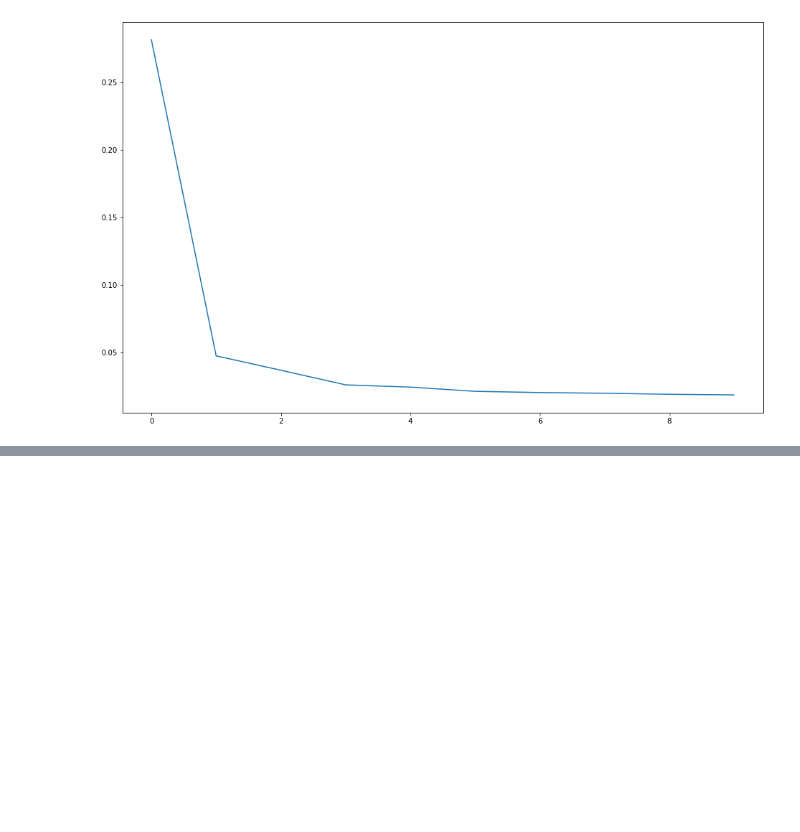
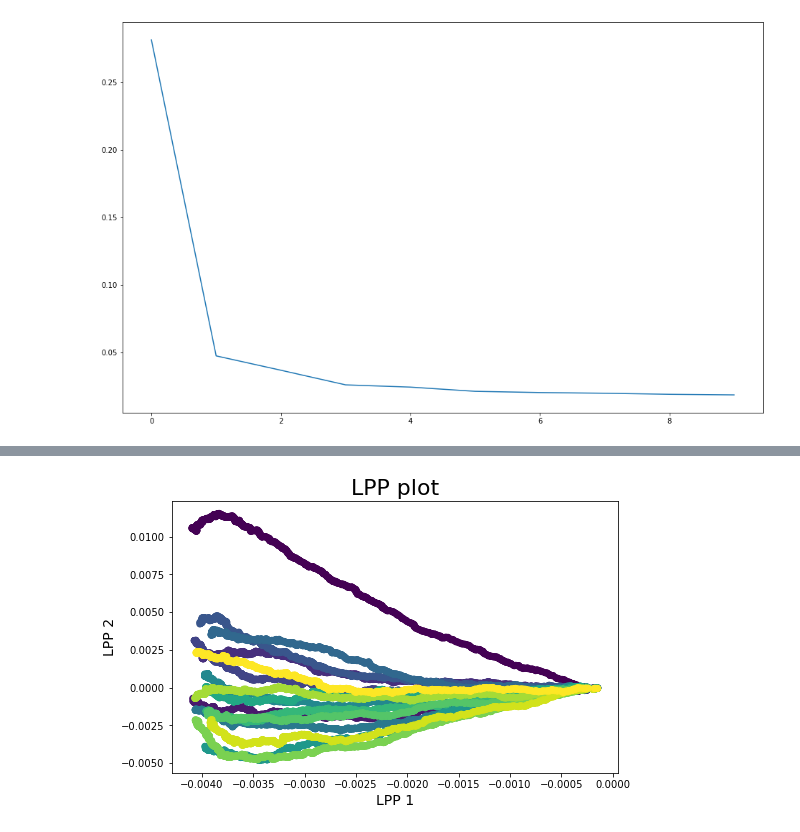
Before and after one commit to thieskeloo/Spiking_force_learning_barrel_cortex, a Jupyter notebook: Python data analysis/data-analysis.ipynb, the cells around one changed output, grey strips where cells are left out. Saved outputs shown, nothing was run; the diff lists cells and outputs as text; code cells hidden in the pictures; blank space fills up the shorter version.

```diff
--- a/Python data analysis/data-analysis.ipynb
+++ b/Python data analysis/data-analysis.ipynb
@@ -275,0 +369,24 @@ plt.plot(pca.explained_variance_ratio_)
+# %%
+lpp = LocalityPreservingProjection(n_components=4) #We initialize the algorithm
+X_2D = lpp.fit_transform(trainingWeights_flat) #And we perform the LPP on the data
+# %%
+
+#we create the figure
+plt.figure(figsize=(8,5))
+plt.scatter(X_2D[:,0],X_2D[:,1],c=coloring) #plot the first two dimensions coloured by the timepoint.
+plt.title('LPP plot',fontsize=22)
+plt.xlabel('LPP 1',fontsize=14)
+plt.ylabel('LPP 2',fontsize=14)
+
+#and we create the legend
+# blue = mpatches.Patch(color='tab:blue', label='t: '+str(-1))
+# green = mpatches.Patch(color='tab:green', label='t: '+str(0))
+# orange = mpatches.Patch(color='tab:orange', label='t: '+str(2))
+# red = mpatches.Patch(color='tab:red', label='t: '+str(4))
+# purple = mpatches.Patch(color='tab:purple', label='t: '+str(8))
+# pink = mpatches.Patch(color='tab:pink', label='t: '+str(20))
+# plt.legend(handles=[blue,green,orange,red,purple,pink])
+
+plt.show()
+# %% [output]
+[figure, added]
```
Also changed, not shown: parts of 10 cells of this notebook.
